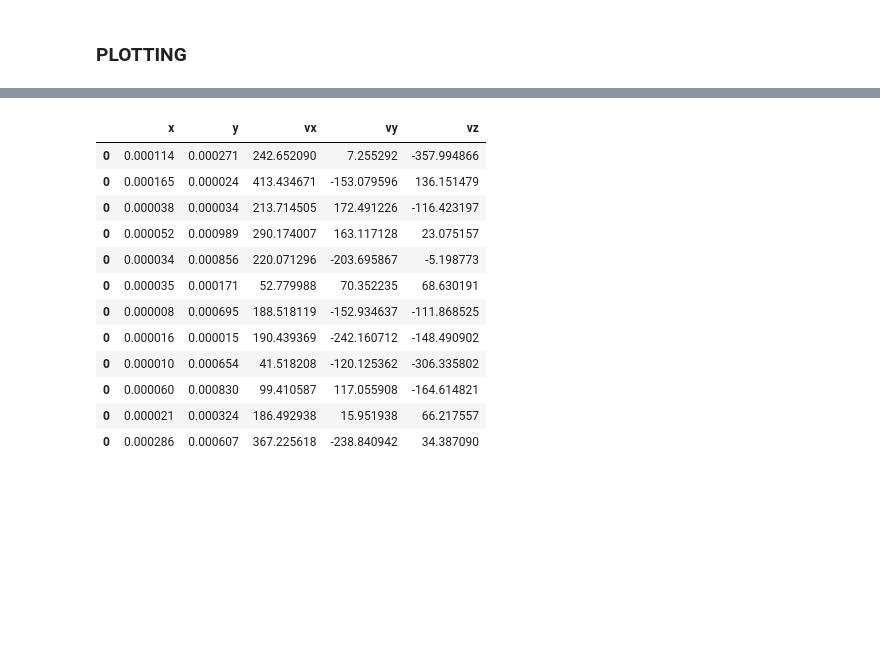
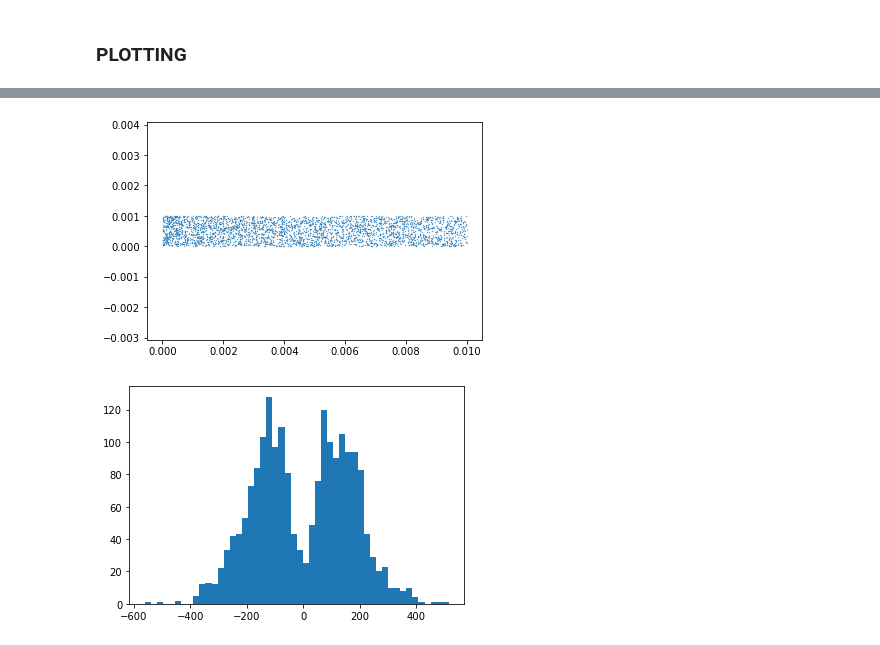
Before and after one commit to Quettle/lppydsmc, a Jupyter notebook: dev_tests.ipynb, the cells around one changed output, grey strips where cells are left out. Drawn from its saved outputs; the diff is of its cells as text; code cells hidden in the pictures; blank space fills up the shorter version.

```diff
--- a/dev_tests.ipynb
+++ b/dev_tests.ipynb
@@ -287,7 +199,9 @@ import numpy as np
 N = 10
 walls = 1.5*np.array([[0,0,1,0], [0,0,0,1], [1,0,1,1], [0,1,1,1]]) # bottom, left, right, top
 a = np.array([[1,0, 1.5],[0,1, 1.5],[0,1, 1.5],[1,0, 1.5]])
-arr = np.array([[2,0.5,1,0,0], [0.5,2,0,1,0], [2,2,1,1,0], [0.5,0.5,1,0,0], [-0.5,0.5,-1,0,0]])  # np.random.random((N,5)) #
+# arr = np.array([[2,0.5,1,0,0], [0.5,2,0,1,0], [2,2,1,1,0], [0.5,0.5,1,0,0], [-0.5,0.5,-1,0,0]])  # np.random.random((N,5)) #
+arr = np.array([[1.5,2,1,1,0]])
+arr[:,2:] = 5*arr[:,2:]
 radius = 0.1
 idx_out_walls = [2]
 # %%
@@ -807,7 +780,7 @@ plt.show()
 # %%
-%matplotlib notebook
-it = 500
-plt.scatter(df.loc[df.index == it]['x'], df.loc[df.index == it]['y'])
+%matplotlib inline
+it = 50
+plt.scatter(df.loc[df.index == it]['x'], df.loc[df.index == it]['y'], s = 0.1)
 plt.axis('equal')
 plt.show()
 # %% [output]
@@ -816,16 +787,5 @@ plt.show()
+[figure, added]
-# %%
-df.loc[df.index == 0]
-# %% [output]
-|  | x | y | vx | vy | vz |
-| 0 | 0.000114 | 0.000271 | 242.652090 | 7.255292 | -357.994866 |
-| 0 | 0.000165 | 0.000024 | 413.434671 | -153.079596 | 136.151479 |
-| 0 | 0.000038 | 0.000034 | 213.714505 | 172.491226 | -116.423197 |
-| 0 | 0.000052 | 0.000989 | 290.174007 | 163.117128 | 23.075157 |
-| 0 | 0.000034 | 0.000856 | 220.071296 | -203.695867 | -5.198773 |
-| 0 | 0.000035 | 0.000171 | 52.779988 | 70.352235 | 68.630191 |
-| 0 | 0.000008 | 0.000695 | 188.518119 | -152.934637 | -111.868525 |
-| 0 | 0.000016 | 0.000015 | 190.439369 | -242.160712 | -148.490902 |
-| 0 | 0.000010 | 0.000654 | 41.518208 | -120.125362 | -306.335802 |
-| 0 | 0.000060 | 0.000830 | 99.410587 | 117.055908 | -164.614821 |
-| 0 | 0.000021 | 0.000324 | 186.492938 | 15.951938 | 66.217557 |
-| 0 | 0.000286 | 0.000607 | 367.225618 | -238.840942 | 34.387090 |
+# %%
+plt.hist(df.loc[df.index == 10]['vy'], bins = 50);
+# %% [output]
+[figure, added]
```
Also changed, not shown: parts of 48 cells of this notebook, 3 other files.
